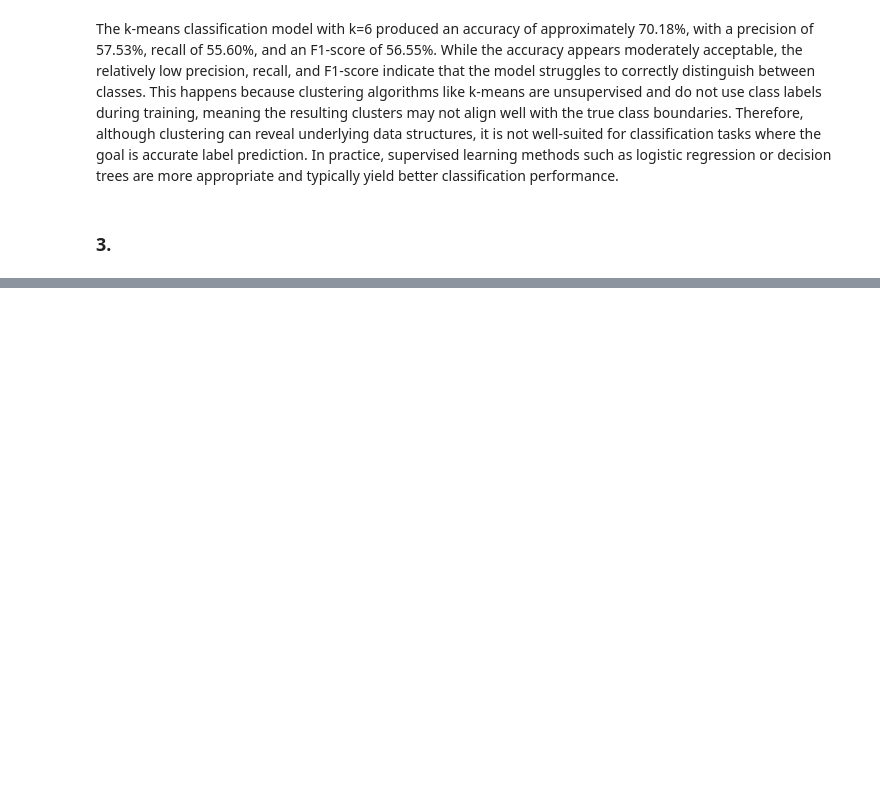
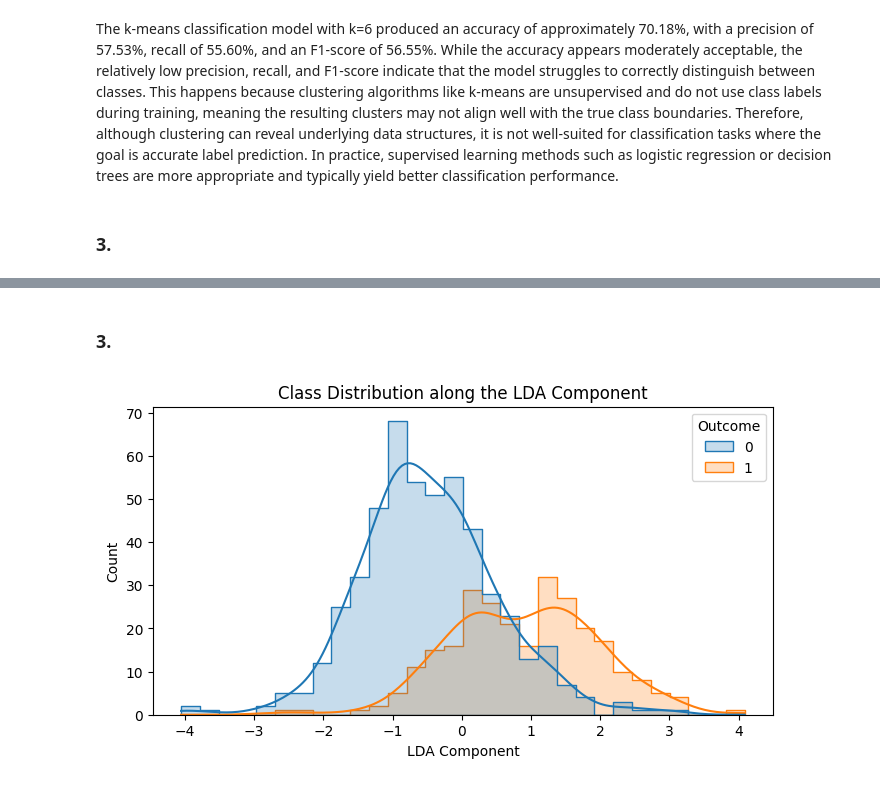
Before and after one commit to Pmcn2005/HW-APRE, a Jupyter notebook: HW04/G018_notebook.ipynb, the cells around one changed output, grey strips where cells are left out. Drawn from its saved outputs; the diff is of its cells as text; code cells hidden in the pictures; blank space fills up the shorter version.

```diff
--- a/HW04/G018_notebook.ipynb
+++ b/HW04/G018_notebook.ipynb
@@ -236,0 +232,14 @@ Cluster 1:
+# %% [markdown]
+### 3.
+# %%
+lda = LinearDiscriminantAnalysis(n_components=1)
+X_lda = lda.fit_transform(X_scaled, y)
+
+plt.figure(figsize=(8, 4))
+sns.histplot(x=X_lda[:, 0], hue=y, kde=True, element="step", bins=30)
+plt.title("Class Distribution along the LDA Component")
+plt.xlabel("LDA Component")
+plt.ylabel("Count")
+plt.show()
+# %% [output]
+[figure, added]
```
Also changed, not shown: parts of 15 cells of this notebook.
